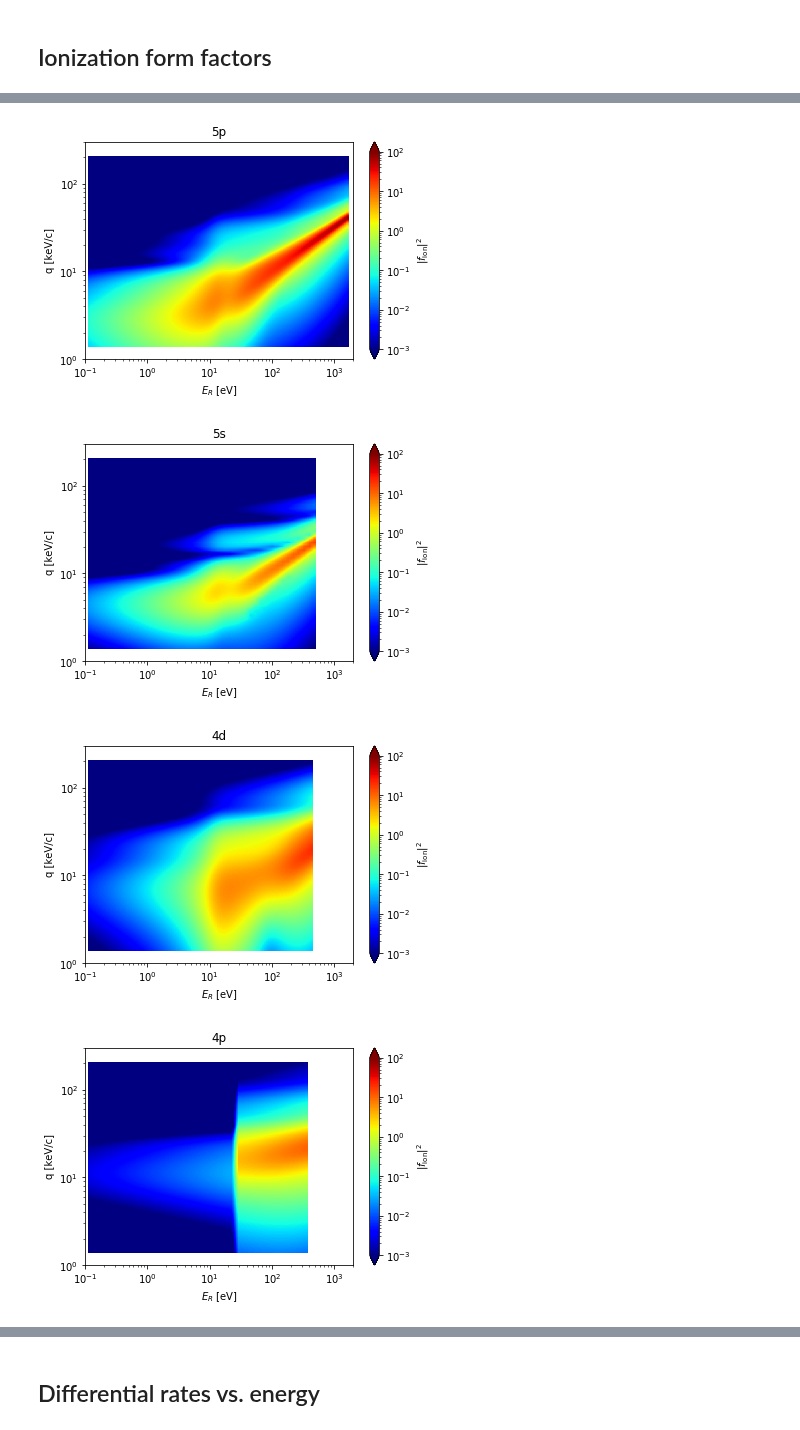
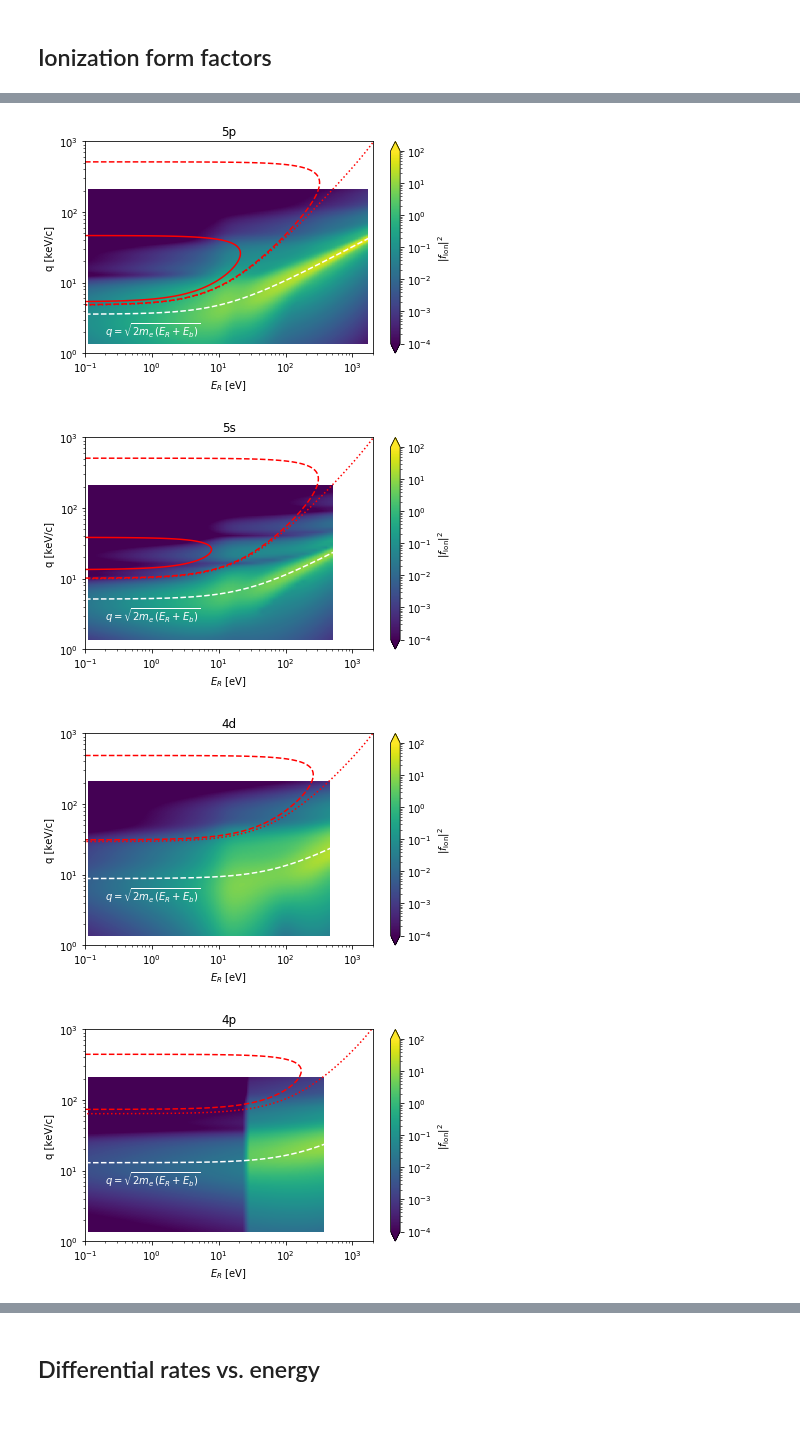
Before and after one commit to JelleAalbers/wimprates, a Jupyter notebook: notebooks/DM-electron scattering.ipynb, the cells around one changed output, grey strips where cells are left out. Cells and saved outputs as stored; diff of their text form; code cells hidden in the pictures.

```diff
--- a/notebooks/DM-electron scattering.ipynb
+++ b/notebooks/DM-electron scattering.ipynb
@@ -15,29 +23,48 @@ import wimprates as wr
 # %%
-e_er, q = np.meshgrid(
-    np.geomspace(.1, 2000, 400),
-    np.geomspace(1, 300, 400))
+e_er = np.geomspace(.1, 2000, 400)
+q = np.geomspace(1, 1000, 400)
+
+grid_e, grid_q = np.meshgrid(e_er, q)
 
 for shell in wr.dme_shells:
     ff2 = wr.dme_ionization_ff(
         shell,
-        e_er.ravel() * nu.eV,
-        q.ravel() * nu.keV / nu.c0).reshape(e_er.shape)
+        grid_e.ravel() * nu.eV,
+        grid_q.ravel() * nu.keV / nu.c0).reshape(grid_e.shape)
 
-    plt.pcolormesh(e_er, q, ff2,
-                   norm=matplotlib.colors.LogNorm(vmin=1e-3, vmax=1e2),
-                   cmap=plt.cm.jet)
+    plt.pcolormesh(grid_e, grid_q, ff2,
+                   norm=matplotlib.colors.LogNorm(vmin=1e-4, vmax=1e2),
+                   cmap=plt.cm.viridis)
     plt.colorbar(extend='both', label='$|f_\mathrm{ion}|^2$')
+
+    eb = wr.binding_es_for_dme(*shell)
+    y = (2 * nu.me * (e_er * nu.eV + eb))**0.5 / (nu.keV/nu.c0)
+    plt.plot(e_er, y,
+             color='w', linestyle='--')
+    plt.text(0.2, 0.5 * y[np.argmin(np.abs(e_er - 0.2))],
+             "$q = \sqrt{2 m_e \, (E_R + E_b)}$", color='w')
+
+    for m, linestyle in zip([10, 100, 1000], ['-', '--', ':']):
+        plt.contour(
+            grid_e, grid_q,
+            wr.v_min_dme(eb, grid_e * nu.eV, grid_q * nu.keV/nu.c0,
+                         mw=m * nu.MeV/nu.c0**2),
+            levels=[wr.v_max()], colors=['r'], linestyles=[linestyle])
 
     plt.xscale('log')
     plt.xlabel("$E_R$ [eV]")
 
     plt.yscale('log')
+    plt.ylim(1, 1000)
     plt.ylabel("q [keV/c]")
 
-    plt.title(wr.shell_str(*shell))
+    shell = wr.shell_str(*shell)
+    plt.title(shell)
+    plt.tight_layout()
+    plt.savefig('form_factor_%s.png' % shell, dpi=200, bbox_inches='tight')
     plt.show()
 # %% [output]
-[figure, old version]
+[figure, new version]
-[figure, old version]
+[figure, new version]
-[figure, old version]
+[figure, new version]
-[figure, old version]
+[figure, new version]
```
Also changed, not shown: parts of 3 cells of this notebook.
